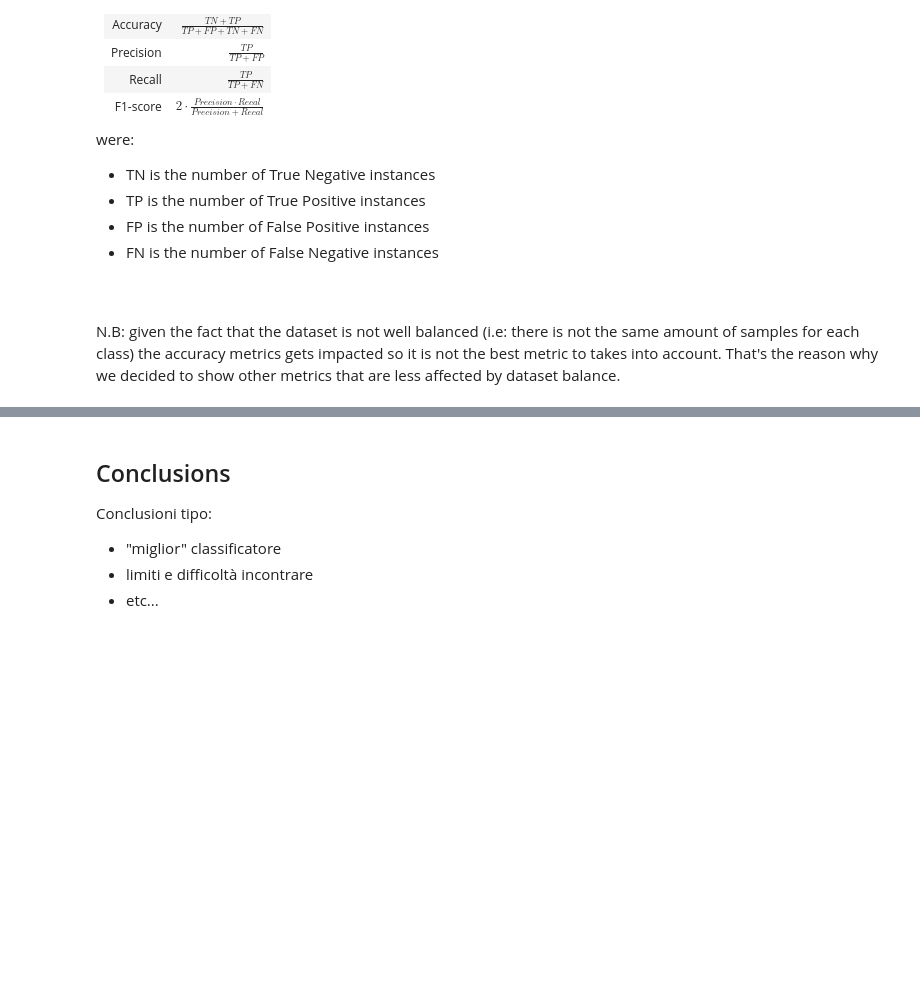
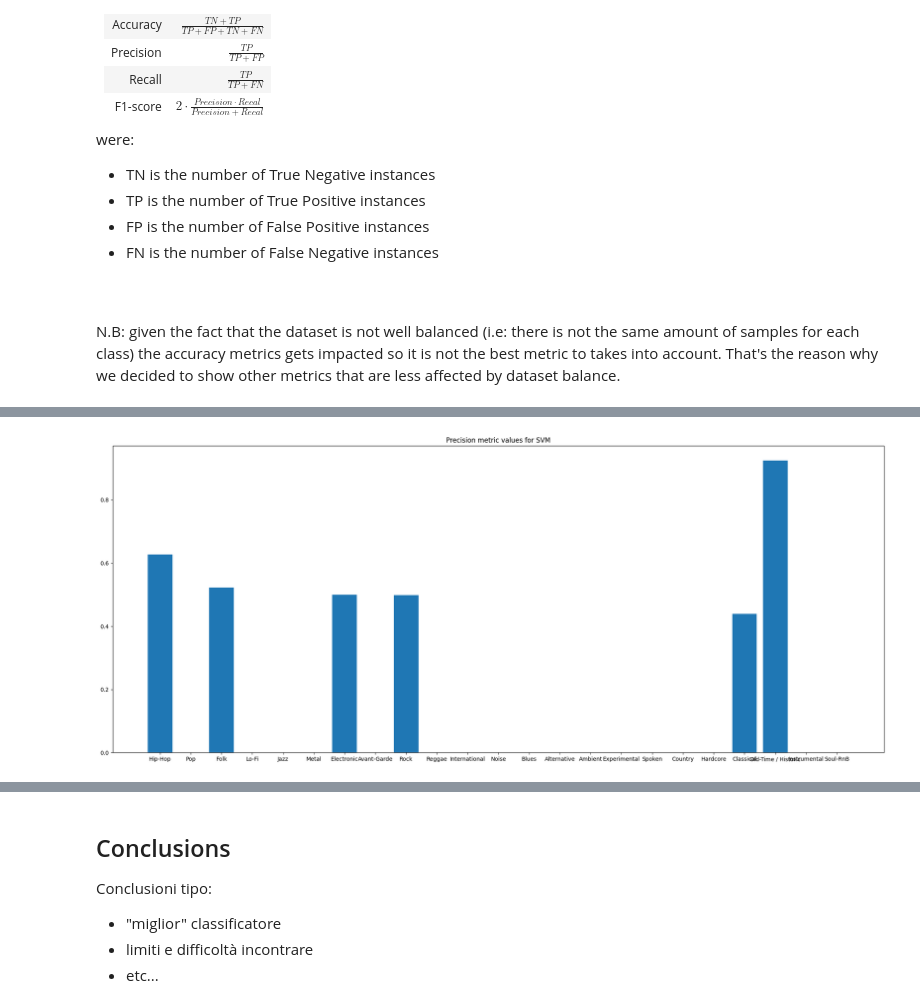
Before and after one commit to BSc-MSc-Projects/Music-Learning, a Jupyter notebook: Music_Learning.ipynb, the cells around one changed output, grey strips where cells are left out. Saved outputs shown, nothing was run; the diff lists cells and outputs as text; code cells hidden in the pictures; blank space fills up the shorter version.

```diff
--- a/Music_Learning.ipynb
+++ b/Music_Learning.ipynb
@@ -357,109 +335,71 @@ That's the reason why we decided to show other metrics that are less affected by
 # TODO: confusion matrix displays wrong label order
 
 np.set_printoptions(formatter={'float': '{: 0.3f}'.format})
+orig_labels = le.inverse_transform(labels)
 
 print("---------------------------------------------------------------------------------------\n")
 print("SVM results:")
 
 #print("    Accuracy: ", "{:.2f}".format(accuracy_score(y_test, svm_preds)))
+bar_plot((25,10), svm_precision, orig_labels, 'Precision metric values for SVM')
+bar_plot((25,10), svm_recall, orig_labels, 'Recall metric values for SVM')
+bar_plot((25,10), svm_f1, orig_labels, 'F1 metric values for SVM')
 
-plt.figure(figsize=(25,10))
-plt.bar(labels, svm_precision)
-plt.title('Precision metric values for SVM')
-plt.show()
-
-plt.figure(figsize=(25,10))
-plt.bar(labels, svm_recall)
-plt.title('Recall metric values for SVM')
-plt.show()
-
-plt.figure(figsize=(25,10))
-plt.bar(labels, svm_f1)
-plt.title('F1 metric values for SVM')
-plt.show()
 
 # Confusion matrix for SVM
 #svm_cm = confusion_matrix(y_test, svm_predictions)
+'''
 cm_display = ConfusionMatrixDisplay(confusion_matrix = svm_cm, display_labels = labels)
 plt.figure(figsize=(30,20))
 cm_display.plot()
 plt.show()
+'''
 
 
 print("---------------------------------------------------------------------------------------\n")
 
 print("kNN results: ")
-#print("    Accuracy: ", "{:.2f}".format(accuracy_score(y_test, knn_predictions)))
-plt.figure(figsize=(25,10))
-plt.bar(labels, knn_precision)
-plt.title('Precision metric values for kNN')
-plt.show()
+bar_plot((25,10), knn_precision, orig_labels, 'Precision metric values for kNN')
+bar_plot((25,10), knn_recall, orig_labels, 'Recall metric values for kNN')
+bar_plot((25,10), knn_f1, orig_labels, 'F1 metric values for kNN')
 
-plt.figure(figsize=(25,10))
-plt.bar(labels, knn_recall)
-plt.title('Recall metric values kNN')
-plt.show()
-
-plt.figure(figsize=(25,10))
-plt.bar(labels, knn_f1)
-plt.title('F1 metric values kNN')
-plt.show()
-
+'''
 # Confusion matrix for kNN
 #knn_cm = confusion_matrix(y_test, knn_predictions)
 cm_display = ConfusionMatrixDisplay(confusion_matrix = knn_cm, display_labels = labels)
 plt.figure(figsize=(30,20))
 cm_display.plot()
 plt.show()
+'''
 
 print("---------------------------------------------------------------------------------------\n")
 
 print("Linear Regression results: ")
-#print("    Accuracy: ", "{:.2f}".format(accuracy_score(y_test, lr_preds)))
-plt.figure(figsize=(25,10))
-plt.bar(labels, lr_precision)
-plt.title('Precision metric values for LR')
-plt.show()
-
-plt.figure(figsize=(25,10))
-plt.bar(labels, lr_recall)
-plt.title('Recall metric values for LR')
-plt.show()
-
-plt.figure(figsize=(25,10))
-plt.bar(labels, lr_f1)
-plt.title('F1 metric values for LR')
-plt.show()
-
+bar_plot((25,10), lr_precision, orig_labels, 'Precision metric values for LR')
+bar_plot((25,10), lr_recall, orig_labels, 'Recall metric values for LR')
+bar_plot((25,10), lr_f1, orig_labels, 'F1 metric values for LR')
+'''
 # Confusion matrix for LR
 #lr_cm = confusion_matrix(y_test, lr_predictions)
 cm_display = ConfusionMatrixDisplay(confusion_matrix = lr_cm, display_labels = labels)
 plt.figure(figsize=(30,20))
 cm_display.plot()
 plt.show()
+'''
 
 print("---------------------------------------------------------------------------------------\n")
 print("Multi Layer Perceptron results: ")
-plt.figure(figsize=(25,10))
-plt.bar(labels, mlp_precision)
-plt.title('Precision metric values for MLP')
-plt.show()
-
-plt.figure(figsize=(25,10))
-plt.bar(labels, mlp_recall)
-plt.title('Recall metric values for MLP')
-plt.show()
-
-plt.figure(figsize=(25,10))
-plt.bar(labels, mlp_f1)
-plt.title('F1 metric values for MLP')
-plt.show()
-
+bar_plot((25,10), mlp_precision, orig_labels, 'Precision metric values for MLP')
+bar_plot((25,10), mlp_recall, orig_labels, 'Recall metric values for MLP')
+bar_plot((25,10), mlp_f1, orig_labels, 'F1 metric values for MLP')
+'''
 # Confusion matrix for SVM
 #mlp_cm = confusion_matrix(y_test, mlp_predictions)
 cm_display = ConfusionMatrixDisplay(confusion_matrix = mlp_cm, display_labels = labels)
 plt.figure(figsize=(30,20))
 cm_display.plot()
 plt.show()
+'''
 
 print("---------------------------------------------------------------------------------------\n")
+# %% [output]
@@ -465,0 +409 @@ print("-------------------------------------------------------------------------
+[figure, added]
```
Also changed, not shown: parts of 27 cells of this notebook, 3 other files.
